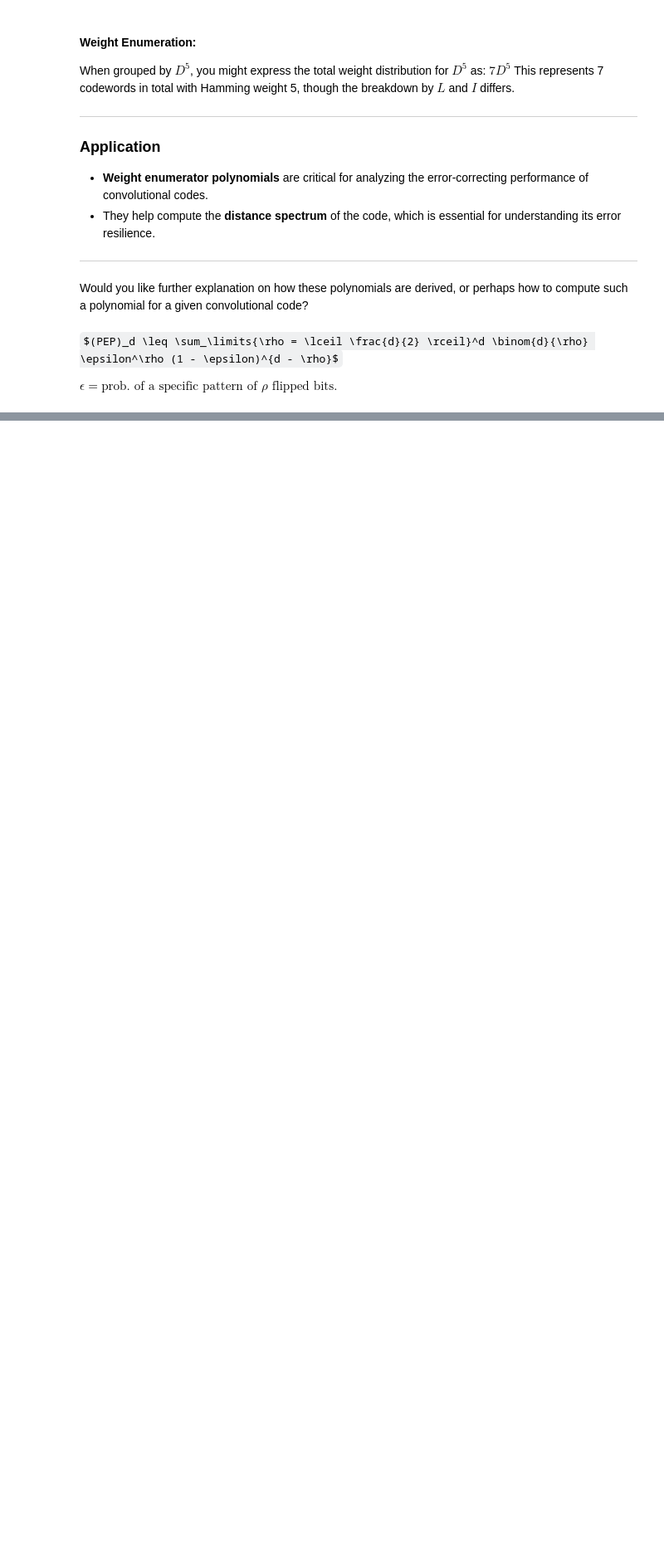
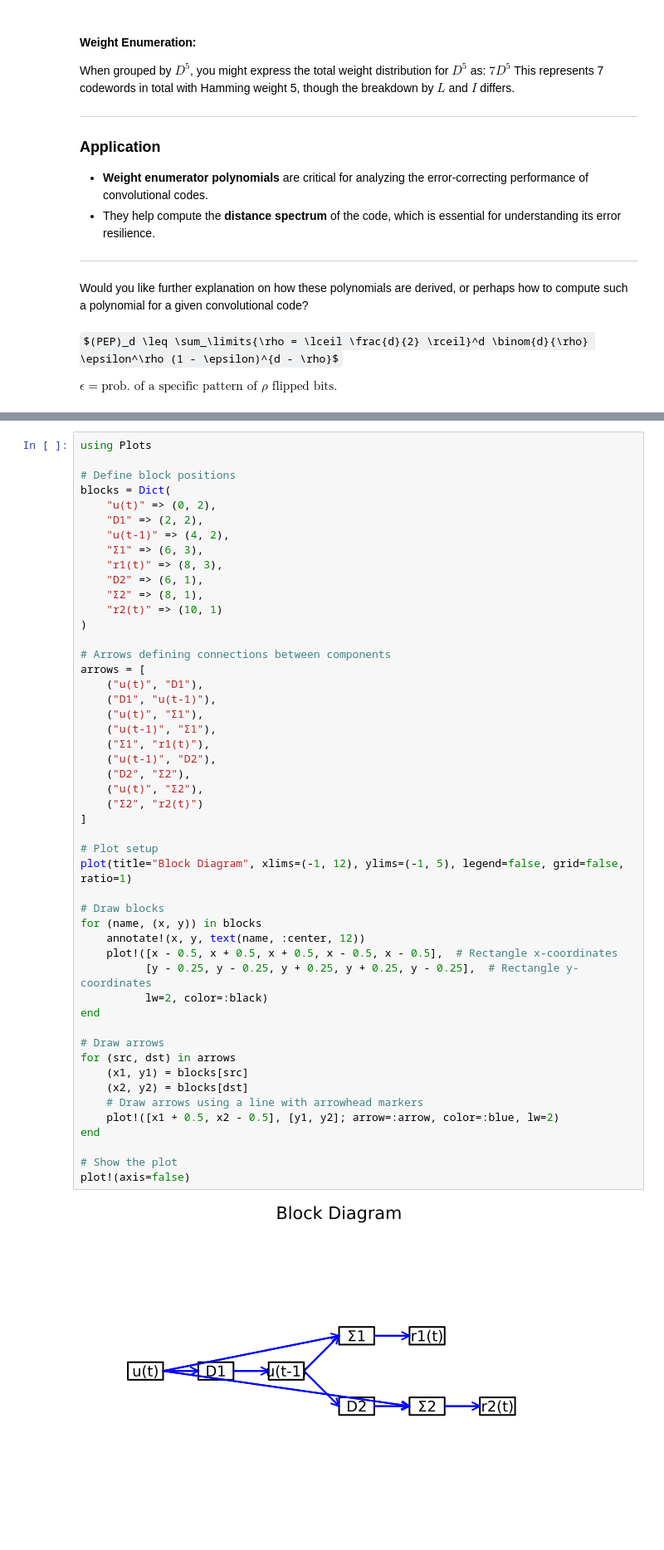
Before and after one commit to setrar/MobCom, a Jupyter notebook: Lectures/09/convolutional_codes.ipynb, the cells around one changed output, grey strips where cells are left out. Shown: that part at 83% size. Saved outputs shown, nothing was run; the diff lists cells and outputs as text; some formulas as TeX source; blank space fills up the shorter version.

```diff
--- a/Lectures/09/convolutional_codes.ipynb
+++ b/Lectures/09/convolutional_codes.ipynb
@@ -227,0 +265,51 @@ $\epsilon = \text{prob. of a specific pattern of } \rho \text{ flipped bits.}$
+# %%
+using Plots
+
+# Define block positions
+blocks = Dict(
+    "u(t)" => (0, 2),
+    "D1" => (2, 2),
+    "u(t-1)" => (4, 2),
+    "Σ1" => (6, 3),
+    "r1(t)" => (8, 3),
+    "D2" => (6, 1),
+    "Σ2" => (8, 1),
+    "r2(t)" => (10, 1)
+)
+
+# Arrows defining connections between components
+arrows = [
+    ("u(t)", "D1"),
+    ("D1", "u(t-1)"),
+    ("u(t)", "Σ1"),
+    ("u(t-1)", "Σ1"),
+    ("Σ1", "r1(t)"),
+    ("u(t-1)", "D2"),
+    ("D2", "Σ2"),
+    ("u(t)", "Σ2"),
+    ("Σ2", "r2(t)")
+]
+
+# Plot setup
+plot(title="Block Diagram", xlims=(-1, 12), ylims=(-1, 5), legend=false, grid=false, ratio=1)
+
+# Draw blocks
+for (name, (x, y)) in blocks
+    annotate!(x, y, text(name, :center, 12))
+    plot!([x - 0.5, x + 0.5, x + 0.5, x - 0.5, x - 0.5],  # Rectangle x-coordinates
+          [y - 0.25, y - 0.25, y + 0.25, y + 0.25, y - 0.25],  # Rectangle y-coordinates
+          lw=2, color=:black)
+end
+
+# Draw arrows
+for (src, dst) in arrows
+    (x1, y1) = blocks[src]
+    (x2, y2) = blocks[dst]
+    # Draw arrows using a line with arrowhead markers
+    plot!([x1 + 0.5, x2 - 0.5], [y1, y2]; arrow=:arrow, color=:blue, lw=2)
+end
+
+# Show the plot
+plot!(axis=false)
+# %% [output]
+[figure, added]
```
Also changed, not shown: parts of 2 cells of this notebook, 2 other files.
